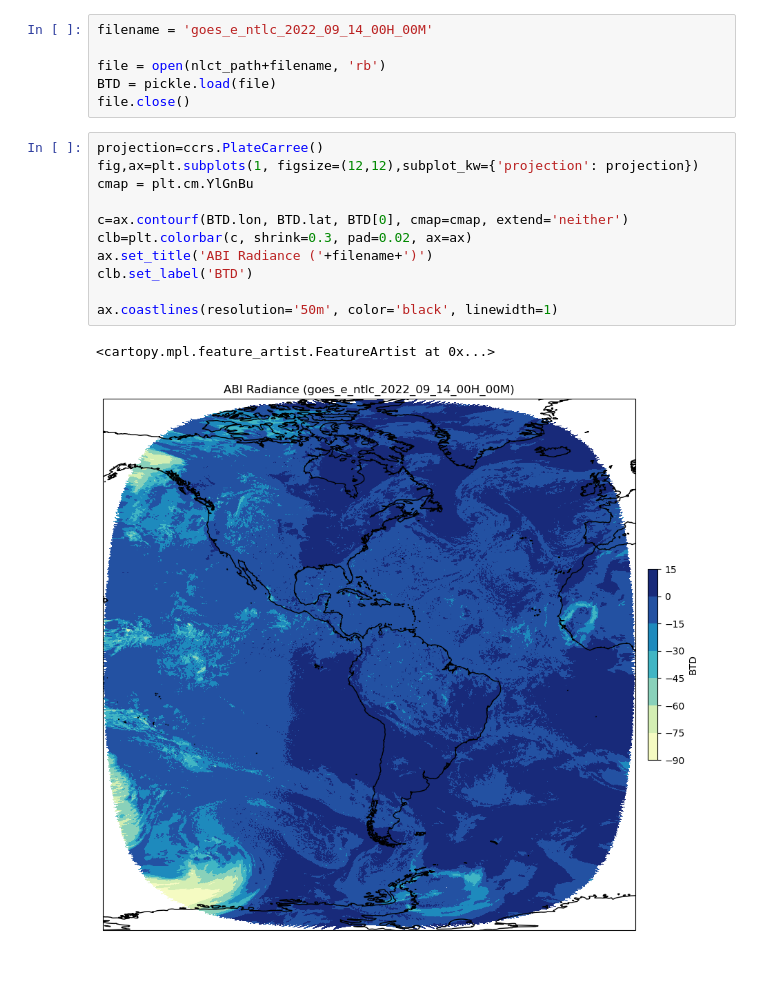
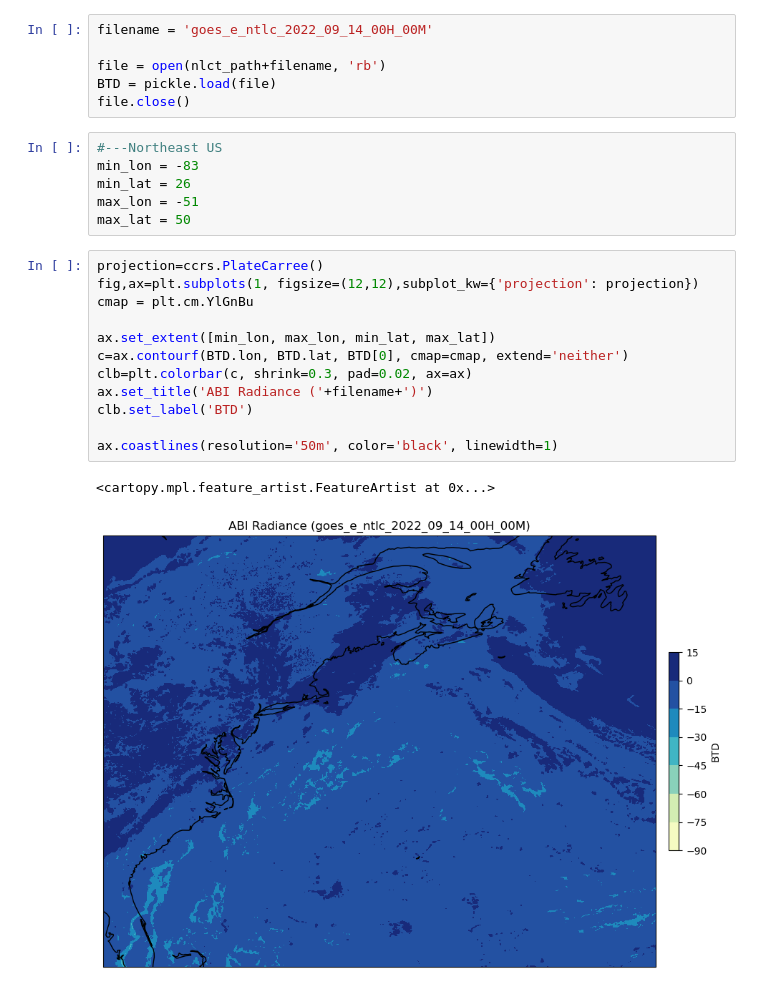
Before and after one commit to jesseturner/FalseLowClouds, a Jupyter notebook: Nighttime_Low_Cloud_Test/View_NLCT.ipynb, the cells around one changed output. Saved outputs shown, nothing was run; the diff lists cells and outputs as text; blank space fills up the shorter version.

Commit message:
Alterations for smoother image creation

```diff
--- a/Nighttime_Low_Cloud_Test/View_NLCT.ipynb
+++ b/Nighttime_Low_Cloud_Test/View_NLCT.ipynb
@@ -12,17 +12,24 @@ filename = 'goes_e_ntlc_2022_09_14_00H_00M'
 file = open(nlct_path+filename, 'rb')
 BTD = pickle.load(file)
 file.close()
+# %%
+#---Northeast US
+min_lon = -83
+min_lat = 26
+max_lon = -51
+max_lat = 50
 # %%
 projection=ccrs.PlateCarree()
 fig,ax=plt.subplots(1, figsize=(12,12),subplot_kw={'projection': projection})
 cmap = plt.cm.YlGnBu
 
+ax.set_extent([min_lon, max_lon, min_lat, max_lat])
 c=ax.contourf(BTD.lon, BTD.lat, BTD[0], cmap=cmap, extend='neither')
 clb=plt.colorbar(c, shrink=0.3, pad=0.02, ax=ax)
 ax.set_title('ABI Radiance ('+filename+')')
 clb.set_label('BTD')
 
 ax.coastlines(resolution='50m', color='black', linewidth=1)
 # %% [output]
 <cartopy.mpl.feature_artist.FeatureArtist at 0x...>
-[figure, old version]
+[figure, new version]
```
Also changed, not shown: 3 other files.
